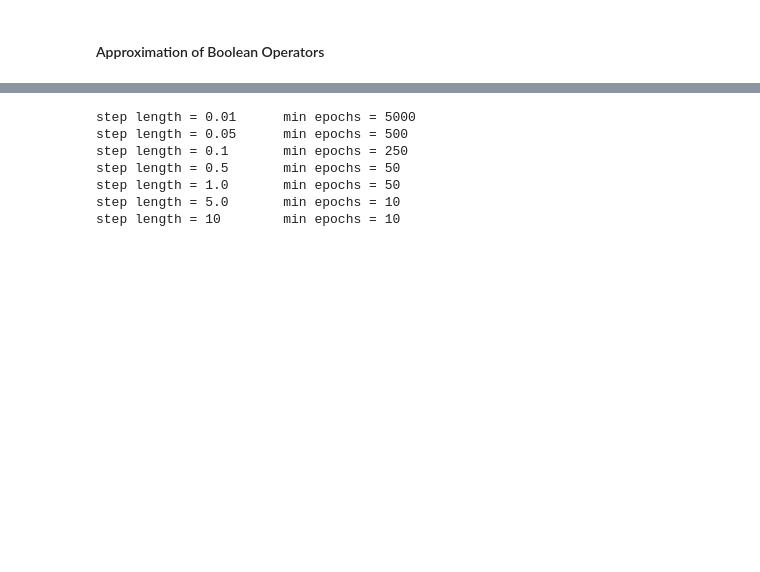
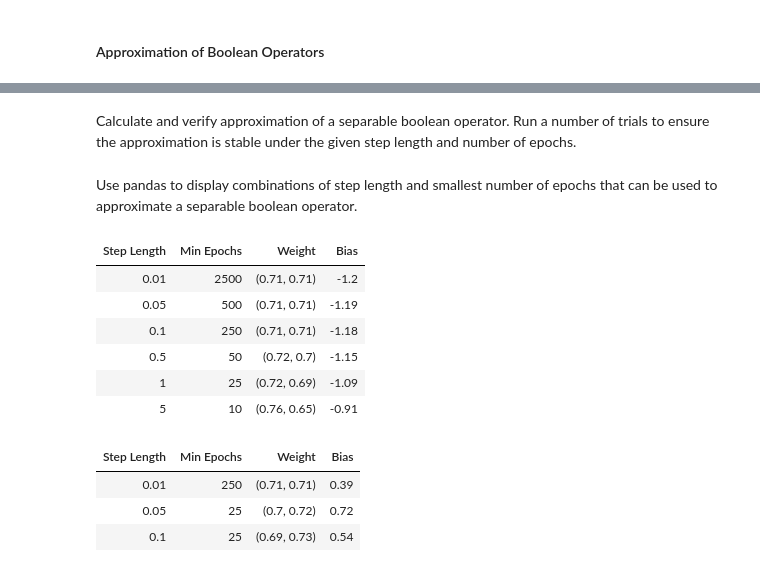
Before and after one commit to apefind/math, a Jupyter notebook: notebook/neural_networks.ipynb, the cells around one changed output, grey strips where cells are left out. Cells and saved outputs as stored; diff of their text form; code cells hidden in the pictures; blank space fills up the shorter version.

```diff
--- a/notebook/neural_networks.ipynb
+++ b/notebook/neural_networks.ipynb
@@ -489,0 +413,7 @@ s = 5.0
+# %%
+s, epochs = 0.01, 500
+r = 10.0 * random()
+for f, T in BOOLEAN_TESTDATA.items():
+    a = lambda x: linear(x, a=r)
+    da = lambda x: dx_linear(x, a=r)
+    run_delta_rule(f, T, a=linear, da=dx_linear, fire=step, s=s, epochs=epochs)
@@ -490,7 +441,7 @@ s = 5.0
 # %%
-t, epochs = 0.01, 500
-for f, T in BOOLEAN_TESTDATA:
-    run_delta_rule(f, T, a=tanh, da=dx_tanh, fire=gt0, t=t, epochs=epochs)
+s, epochs = 0.01, 500
+for f, T in BOOLEAN_TESTDATA.items():
+    run_delta_rule(f, T, a=tanh, da=dx_tanh, fire=step, s=s, epochs=epochs)
 # %% [output]
 AND: ok
     AND(0, 0) = 0       a(wx+b) = -0.23
@@ -517 +468,3 @@ XOR: failed
+# %% [markdown]
+Calculate and verify approximation of a separable boolean operator. Run a number of trials to ensure the approximation is stable under the given step length and number of epochs.
 # %%
@@ -531,20 +479,43 @@ def check_boolean_approximations(a, da, fire, t=0.01, epochs=50, repetitions=10)
+# %% [markdown]
+Use pandas to display combinations of step length and smallest number of epochs that can be used to approximate a separable boolean operator.
+# %%
+import pandas as pd
+
+
+def analyze_boolean_approx(f, a, da, fire, S, E, trials):
+    data = []
+    for s in S:
+        for epochs in sorted(E):
+            ok, (w, b) = check_boolean_approx(f, a, da, fire, s=s, epochs=epochs, trials=trials)
+            if ok:
+                data.append([s, epochs, _rnd(w), _rnd(b)])
+                break
+    df = pd.DataFrame(data, columns=["Step Length", "Min Epochs", "Weight", "Bias"])
+    display(df.style.hide_index())
 # %%
-a, da, fire = sigmoid, dx_sigmoid, heaviside
-repetitions = 25
+trials = 25
 
-T = [0.01, 0.05, 0.1, 0.5, 1.0, 5.0, 10.0]
-E = [10, 25, 50, 100, 200, 250, 500, 1000, 1500, 2000, 5000]
-
-for t in T:
-    for epochs in E:
-        if check_boolean_approximations(a, da, fire, t=t, epochs=epochs, repetitions=repetitions):
-            print(f"step length = {t}	min epochs = {epochs}")
-            break
+S = [0.01, 0.05, 0.1, 0.5, 1.0, 5.0]
+# S = [0.05, 0.1, 0.5, 1.0, 5.0]
+E = [10, 25, 50, 100, 250, 500, 1000, 2500, 5000]
-# %% [output]
-step length = 0.01      min epochs = 5000
-step length = 0.05      min epochs = 500
-step length = 0.1       min epochs = 250
-step length = 0.5       min epochs = 50
-step length = 1.0       min epochs = 50
-step length = 5.0       min epochs = 10
-step length = 10        min epochs = 10
+# %%
+a, da, fire = sigmoid, dx_sigmoid, heaviside
+
+analyze_boolean_approx(AND, a, da, fire, S, E, trials)
+# %% [output]
+| Step Length | Min Epochs | Weight | Bias |
+| 0.01 | 2500 | (0.71, 0.71) | -1.2 |
+| 0.05 | 500 | (0.71, 0.71) | -1.19 |
+| 0.1 | 250 | (0.71, 0.71) | -1.18 |
+| 0.5 | 50 | (0.72, 0.7) | -1.15 |
+| 1 | 25 | (0.72, 0.69) | -1.09 |
+| 5 | 10 | (0.76, 0.65) | -0.91 |
+# %%
+a, da, fire = linear, dx_linear, step
+
+analyze_boolean_approx(OR, a, da, fire, S, E, trials)
+# %% [output]
+| Step Length | Min Epochs | Weight | Bias |
+| 0.01 | 250 | (0.71, 0.71) | 0.39 |
+| 0.05 | 25 | (0.7, 0.72) | 0.72 |
+| 0.1 | 25 | (0.69, 0.73) | 0.54 |
```
Also changed, not shown: parts of 23 cells of this notebook, 6 other files.
